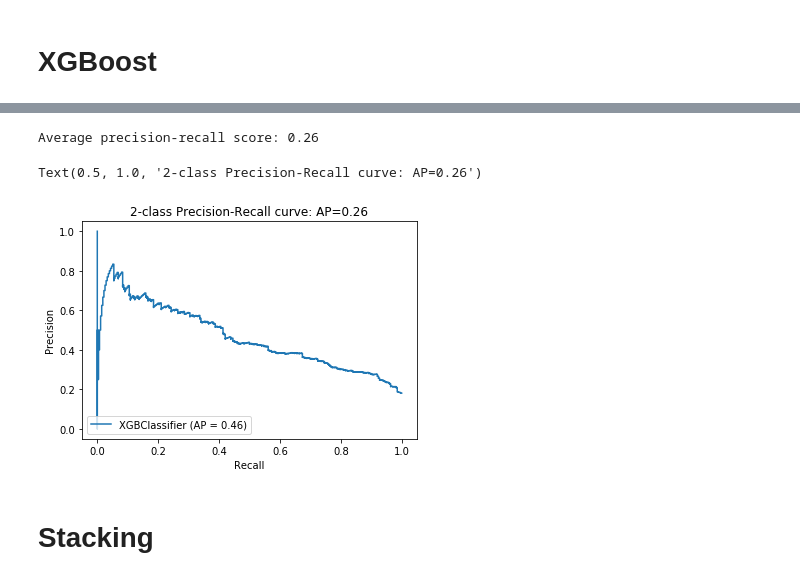
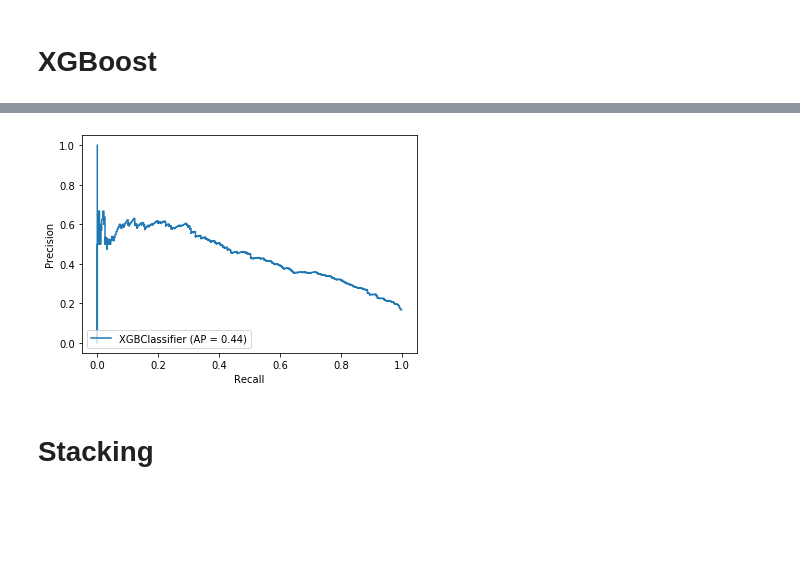
Before and after one commit to eyl1532/speed-dating-analysis, a Jupyter notebook: match_classification.ipynb, the cells around one changed output, grey strips where cells are left out. Saved outputs shown, nothing was run; the diff lists cells and outputs as text; code cells hidden in the pictures; blank space fills up the shorter version.

```diff
--- a/match_classification.ipynb
+++ b/match_classification.ipynb
@@ -241,17 +236,15 @@ xgb.fit(X_train, y_train).score(X_test, y_test)
 # %%
-y_score = xgb.predict(X_test)
-average_precision = average_precision_score(y_test, y_score)
+# y_score = xgb.predict_proba(X_test)
+# average_precision = average_precision_score(y_test, y_score)
 
-print('Average precision-recall score: {0:0.2f}'.format(
-      average_precision))
+# print('Average precision-recall score: {0:0.2f}'.format(
+#       average_precision))
 
 disp = plot_precision_recall_curve(xgb, X_test, y_test)
-disp.ax_.set_title('2-class Precision-Recall curve: '
-                   'AP={0:0.2f}'.format(average_precision))
+# disp.ax_.set_title('2-class Precision-Recall curve: '
+#                    'AP={0:0.2f}'.format(average_precision))
 # %% [output]
-Average precision-recall score: 0.26
-Text(0.5, 1.0, '2-class Precision-Recall curve: AP=0.26')
-[figure, old version]
+[figure, new version]
 # %% [markdown]
 # Stacking
 # %%
```
Also changed, not shown: parts of 21 cells of this notebook, 1 other file.
